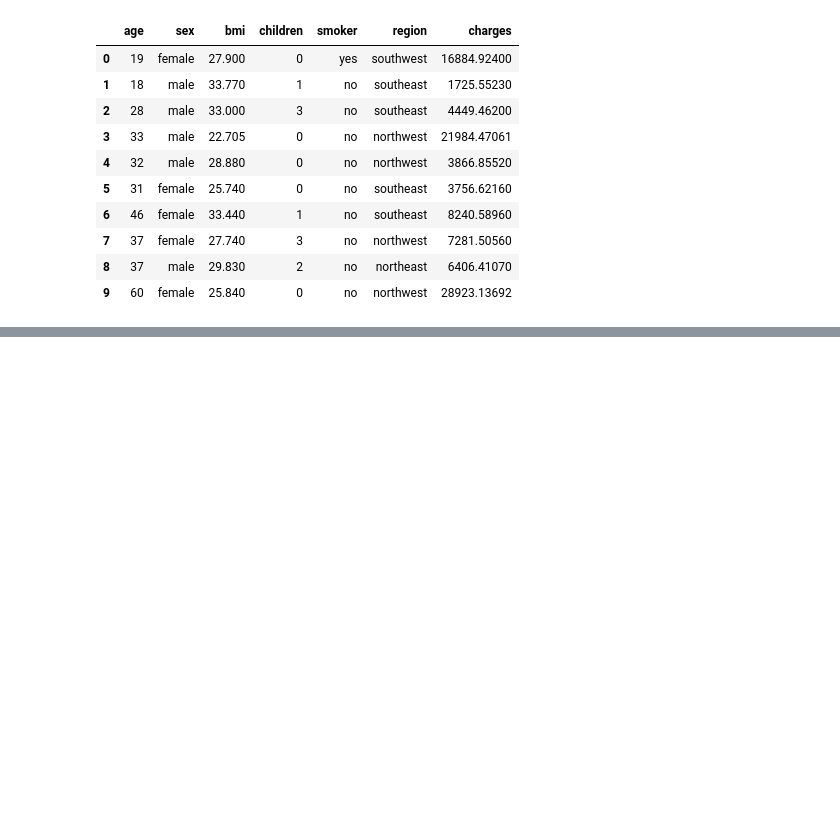
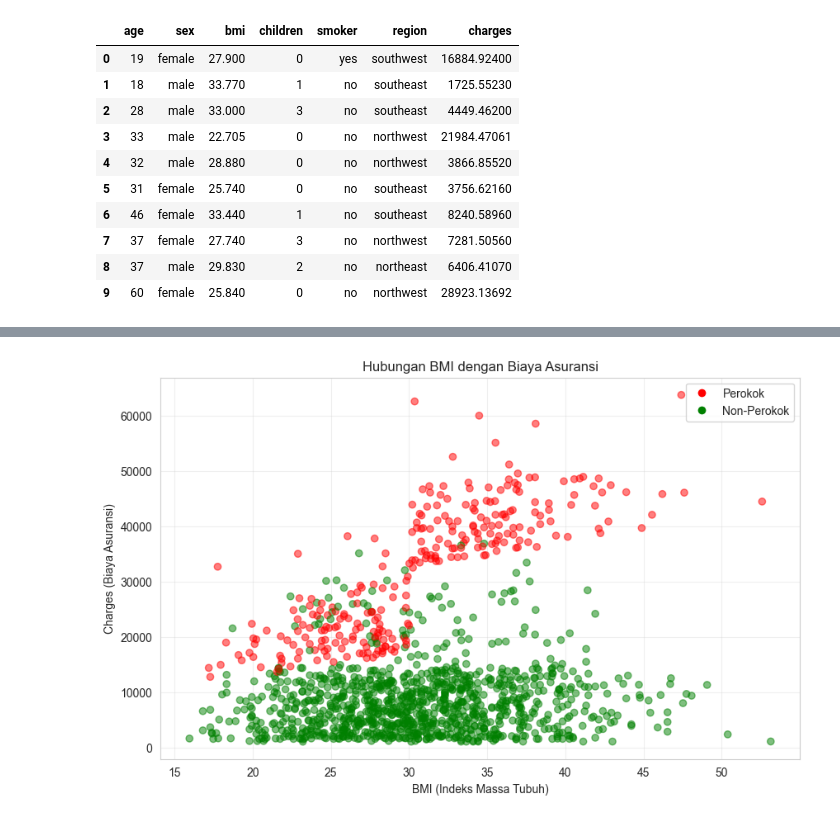
Before and after one commit to aljuan14/Medical-Cost-Personal-Analysis, a Jupyter notebook: train.ipynb, the cells around one changed output, grey strips where cells are left out. Saved outputs shown, nothing was run; the diff lists cells and outputs as text; code cells hidden in the pictures; blank space fills up the shorter version.

```diff
--- a/train.ipynb
+++ b/train.ipynb
@@ -45,0 +166,18 @@ Jumlah kolom: 7
+# %%
+#Analisis BMI vs Charges
+plt.figure(figsize=(10, 6))
+colors = df['smoker'].map({'yes': 'red', 'no': 'green'})
+plt.scatter(df['bmi'], df['charges'], c=colors, alpha=0.5)
+plt.xlabel('BMI (Indeks Massa Tubuh)')
+plt.ylabel('Charges (Biaya Asuransi)')
+plt.title('Hubungan BMI dengan Biaya Asuransi')
+plt.legend(handles=[
+    plt.Line2D([0], [0], marker='o', color='w',
+               markerfacecolor='red', label='Perokok', markersize=8),
+    plt.Line2D([0], [0], marker='o', color='w',
+               markerfacecolor='green', label='Non-Perokok', markersize=8)
+])
+plt.grid(True, alpha=0.3)
+plt.show()
+# %% [output]
+[figure, added]
```
Also changed, not shown: parts of 17 cells of this notebook.
